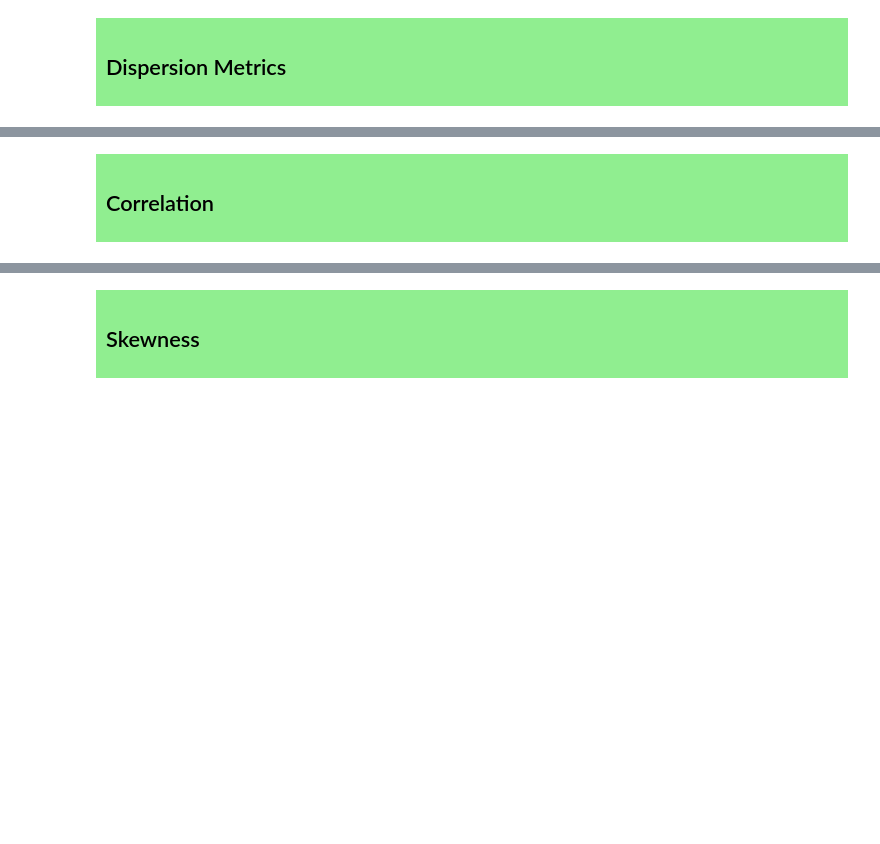
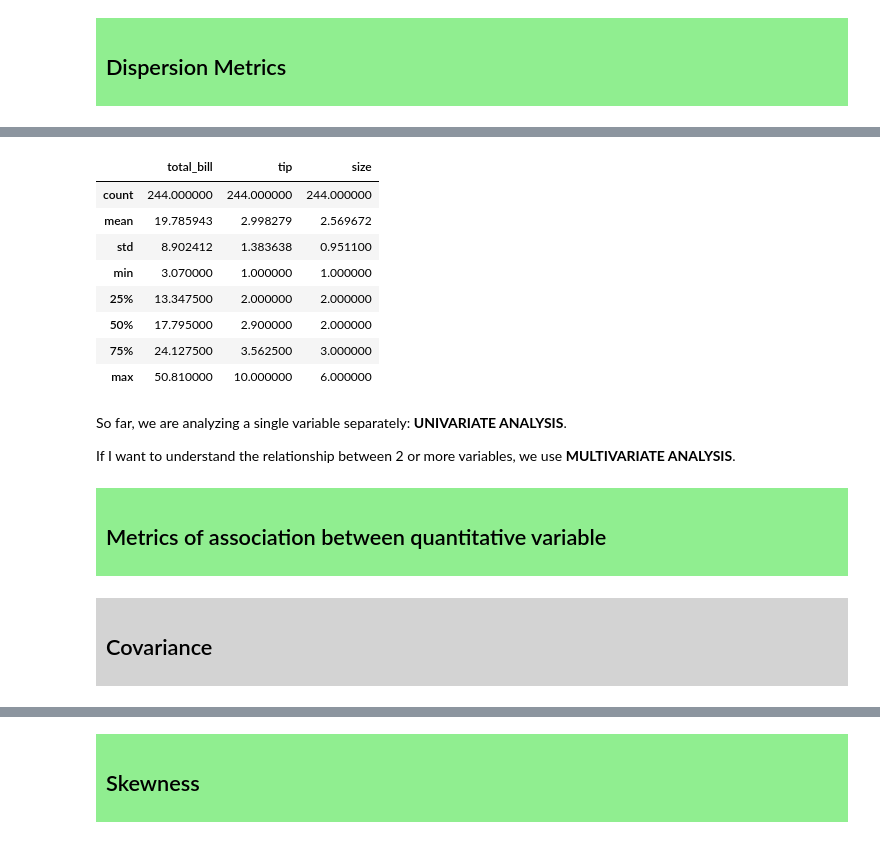
Before and after one commit to andkuster/learning-python, a Jupyter notebook: day_20.ipynb, the cells around one changed output, grey strips where cells are left out. Cells and saved outputs as stored; diff of their text form; code cells hidden in the pictures; blank space fills up the shorter version.

```diff
--- a/day_20.ipynb
+++ b/day_20.ipynb
@@ -394,4 +463,24 @@ These tests provide statistical evidence about whether your sample data likely c
+# %%
+df_tips.describe()
+# %% [output]
+|  | total_bill | tip | size |
+| count | 244.000000 | 244.000000 | 244.000000 |
+| mean | 19.785943 | 2.998279 | 2.569672 |
+| std | 8.902412 | 1.383638 | 0.951100 |
+| min | 3.070000 | 1.000000 | 1.000000 |
+| 25% | 13.347500 | 2.000000 | 2.000000 |
+| 50% | 17.795000 | 2.900000 | 2.000000 |
+| 75% | 24.127500 | 3.562500 | 3.000000 |
+| max | 50.810000 | 10.000000 | 6.000000 |
+# %% [markdown]
+So far, we are analyzing a single variable separately: **UNIVARIATE ANALYSIS**.
+
+If I want to understand the relationship between 2 or more variables, we use **MULTIVARIATE ANALYSIS**.
 # %% [markdown]
 <div style="background-color: lightgreen; padding: 10px;">
-    <h2> Correlation
+    <h2> Metrics of association between quantitative variable
 </div>
+# %% [markdown]
+<div style="background-color: lightgray; padding: 10px;">
+    <h2> Covariance
+</div>
```
Also changed, not shown: parts of 20 cells of this notebook.
